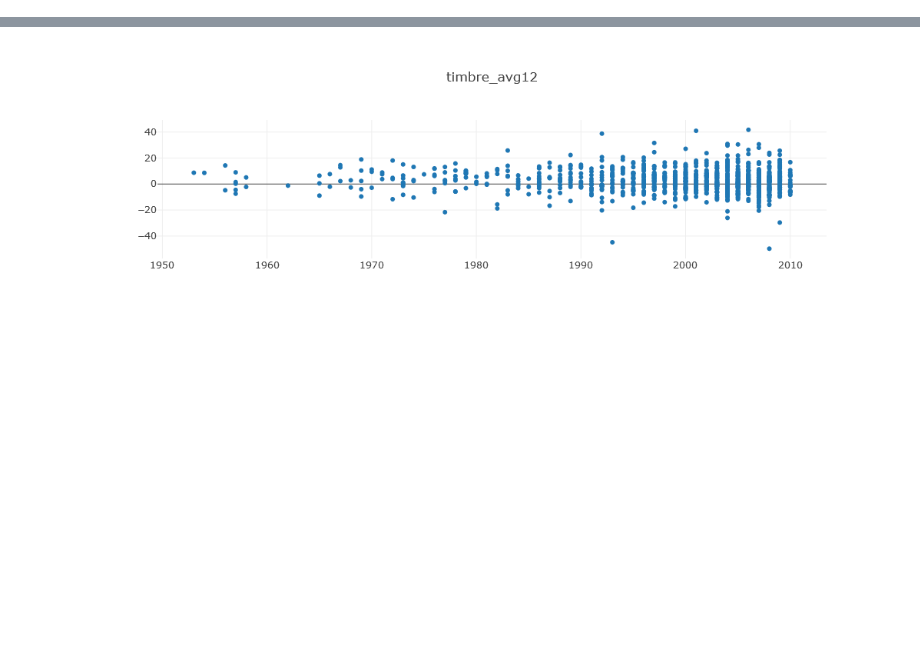
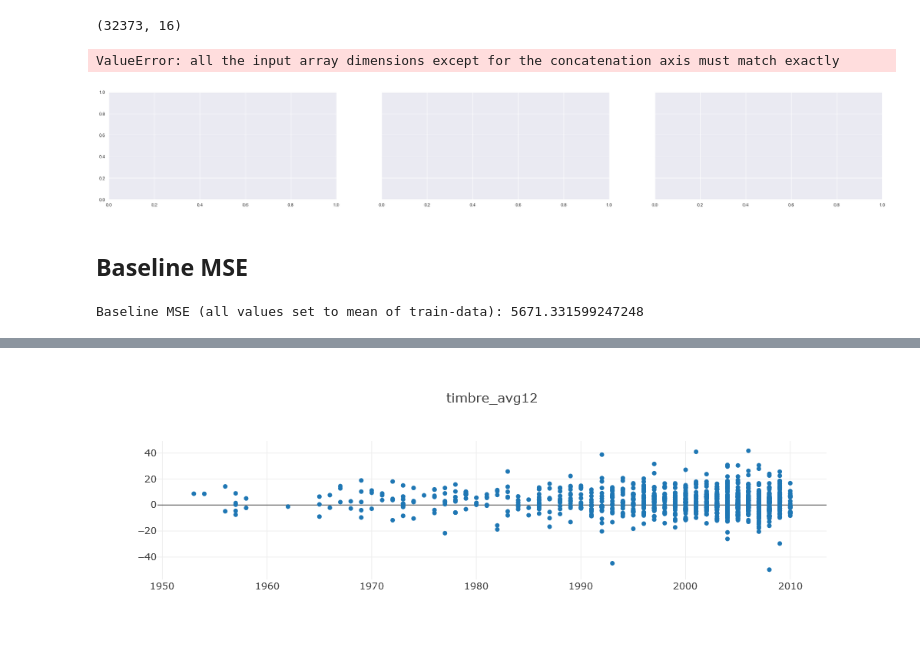
Before and after one commit to freecraver/ML-fun, a Jupyter notebook: greenhouse/greenhouse.ipynb, the cells around one changed output, grey strips where cells are left out. Saved outputs shown, nothing was run; the diff lists cells and outputs as text; code cells hidden in the pictures; blank space fills up the shorter version.

```diff
--- a/greenhouse/greenhouse.ipynb
+++ b/greenhouse/greenhouse.ipynb
@@ -97,0 +93,43 @@ ElasticNet -- Test Set -- Mean -611.0836672799252
+# %%
+df_data.shape
+# %% [output]
+(32373, 16)
+# %%
+from sklearn.preprocessing import MinMaxScaler
+scaler = MinMaxScaler(feature_range=(-1,1))
+
+df_sample = df_data.sample(100000, random_state=1234)
+df_sample.loc[:, df_sample.columns != 'synth'] = scaler.fit_transform(df_sample.loc[:, df_sample.columns != 'synth'])
+
+max_idx = 15
+
+sns.set(color_codes=True)
+fig, (ax1, ax2, ax3)  = plt.subplots(ncols=3, sharey=True, figsize=(35,5))
+cur_ax = ax1
+for prop in df_sample.columns[1:max_idx+1]:
+    sns.regplot(x='synth', y=prop, data=df_sample, ax=cur_ax)
+    if cur_ax == ax1:
+        cur_ax = ax2
+    elif cur_ax == ax2:
+        cur_ax = ax3
+    elif cur_ax == ax3:
+        plt.show()
+        fig, (ax1, ax2, ax3)  = plt.subplots(ncols=3, sharey=True,  figsize=(35,5))
+        cur_ax = ax1
+
+plt.show()
+# %% [output]
+ValueError: all the input array dimensions except for the concatenation axis must match exactly
+[figure, added]
+# %% [markdown]
+Baseline MSE
+-----------
+# %%
+X = df_data.loc[:, df_data.columns != 'synth']
+y = df_data['synth']
+
+meanY=[y.mean()]*len(y)
+baseline_mse = mean_squared_error(y, meanY)
+print('Baseline MSE (all values set to mean of train-data):',baseline_mse)
+# %% [output]
+Baseline MSE (all values set to mean of train-data): 5671.331599247248
```
Also changed, not shown: parts of 19 cells of this notebook, 10 other files.
